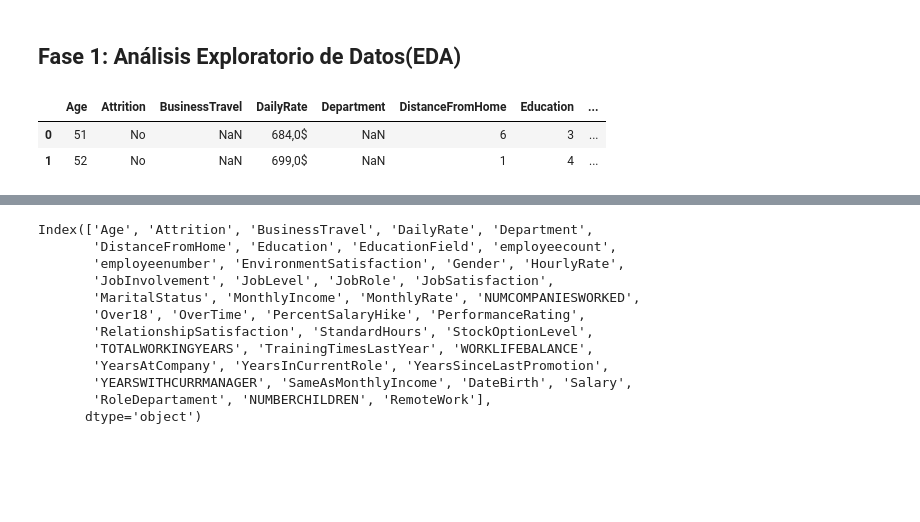
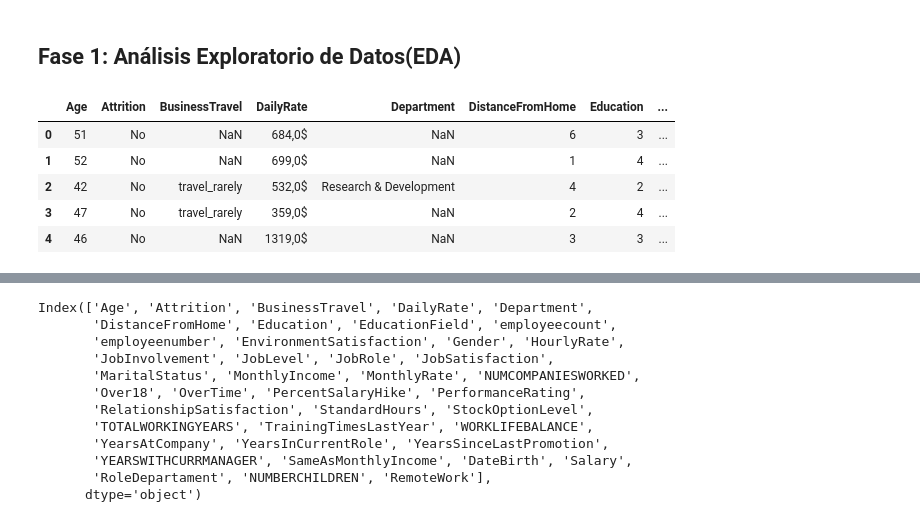
Before and after one commit to Paulamc1695/proyecto_da_promo_J_modulo_3, a Jupyter notebook: EDA_proyecto.ipynb, the cells around one changed output, grey strips where cells are left out. Drawn from its saved outputs; the diff is of its cells as text; code cells hidden in the pictures; blank space fills up the shorter version.

```diff
--- a/EDA_proyecto.ipynb
+++ b/EDA_proyecto.ipynb
@@ -27,12 +27,16 @@ pd.set_option('display.max_columns', None) # para poder visualizar todas las col
 # %%
 #apertura del archivo
 df_info= pd.read_csv("hr_raw_data.csv", index_col = 0)
 
 pd.set_option('display.max_columns', None)
 
-# hacemos un ".head()" para mostrar las 5 primeras filas del dataframe
-df_info.head(2)
+# 5 primeras filas del data frame
+
+df_info.head()
 # %% [output]
 |  | Age | Attrition | BusinessTravel | DailyRate | Department | DistanceFromHome | Education | ... |
 | 0 | 51 | No | NaN | 684,0$ | NaN | 6 | 3 | ... |
 | 1 | 52 | No | NaN | 699,0$ | NaN | 1 | 4 | ... |
+| 2 | 42 | No | travel_rarely | 532,0$ | Research & Development | 4 | 2 | ... |
+| 3 | 47 | No | travel_rarely | 359,0$ | NaN | 2 | 4 | ... |
+| 4 | 46 | No | NaN | 1319,0$ | NaN | 3 | 3 | ... |
```
Also changed, not shown: parts of 18 cells of this notebook.
